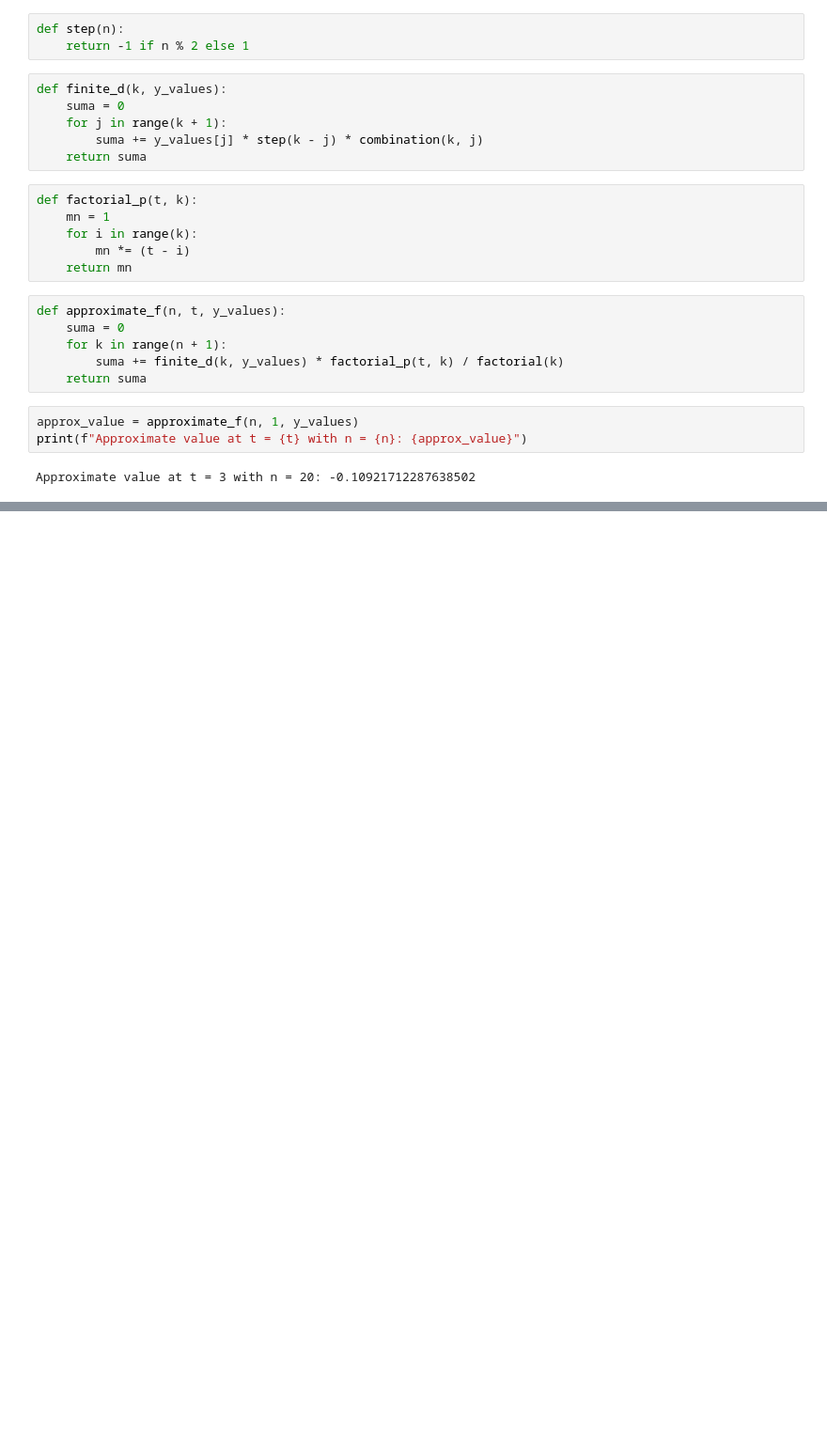
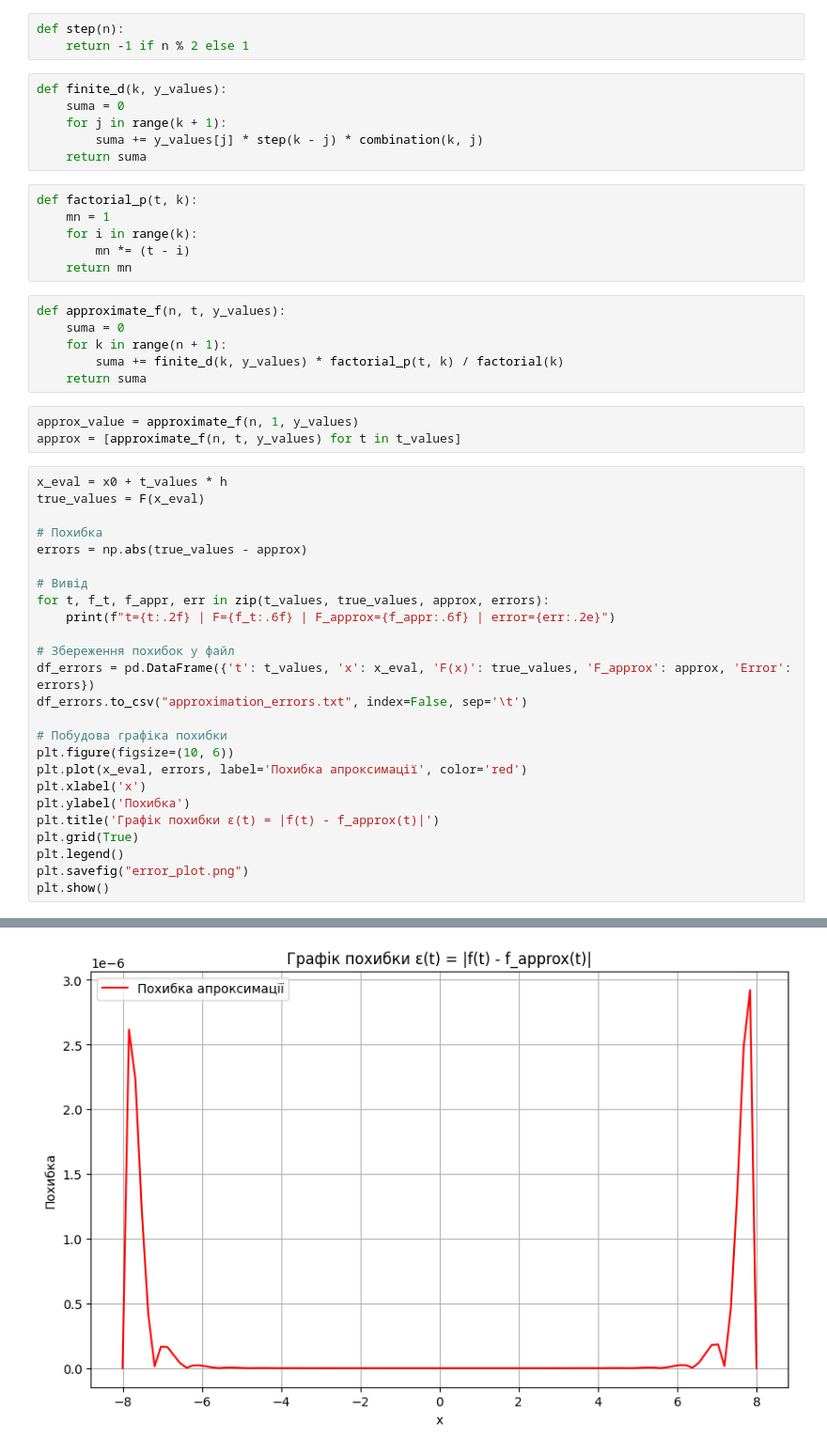
Before and after one commit to Andriy-sh/LabLNU, a Jupyter notebook: 2-2/MO/Lab_3/Lab_3.ipynb, the cells around one changed output, grey strips where cells are left out. Shown at 94% size. Saved outputs shown, nothing was run; the diff lists cells and outputs as text; blank space fills up the shorter version.

```diff
--- a/2-2/MO/Lab_3/Lab_3.ipynb
+++ b/2-2/MO/Lab_3/Lab_3.ipynb
@@ -65,6 +66,30 @@ def approximate_f(n, t, y_values):
     return suma
 # %%
 approx_value = approximate_f(n, 1, y_values)
-print(f"Approximate value at t = {t} with n = {n}: {approx_value}")
+approx = [approximate_f(n, t, y_values) for t in t_values]
-# %% [output]
-Approximate value at t = 3 with n = 20: -0.10921712287638502
+# %%
+x_eval = x0 + t_values * h
+true_values = F(x_eval)
+
+# Похибка
+errors = np.abs(true_values - approx)
+
+# Вивід
+for t, f_t, f_appr, err in zip(t_values, true_values, approx, errors):
+    print(f"t={t:.2f} | F={f_t:.6f} | F_approx={f_appr:.6f} | error={err:.2e}")
+
+# Збереження похибок у файл
+df_errors = pd.DataFrame({'t': t_values, 'x': x_eval, 'F(x)': true_values, 'F_approx': approx, 'Error': errors})
+df_errors.to_csv("approximation_errors.txt", index=False, sep='\t')
+
+# Побудова графіка похибки
+plt.figure(figsize=(10, 6))
+plt.plot(x_eval, errors, label='Похибка апроксимації', color='red')
+plt.xlabel('x')
+plt.ylabel('Похибка')
+plt.title('Графік похибки ε(t) = |f(t) - f_approx(t)|')
+plt.grid(True)
+plt.legend()
+plt.savefig("error_plot.png")
+plt.show()
+# %% [output]
@@ -70,0 +113 @@ Approximate value at t = 3 with n = 20: -0.10921712287638502
+[figure, added]
```
Also changed, not shown: parts of 2 cells of this notebook, 30 other files.
